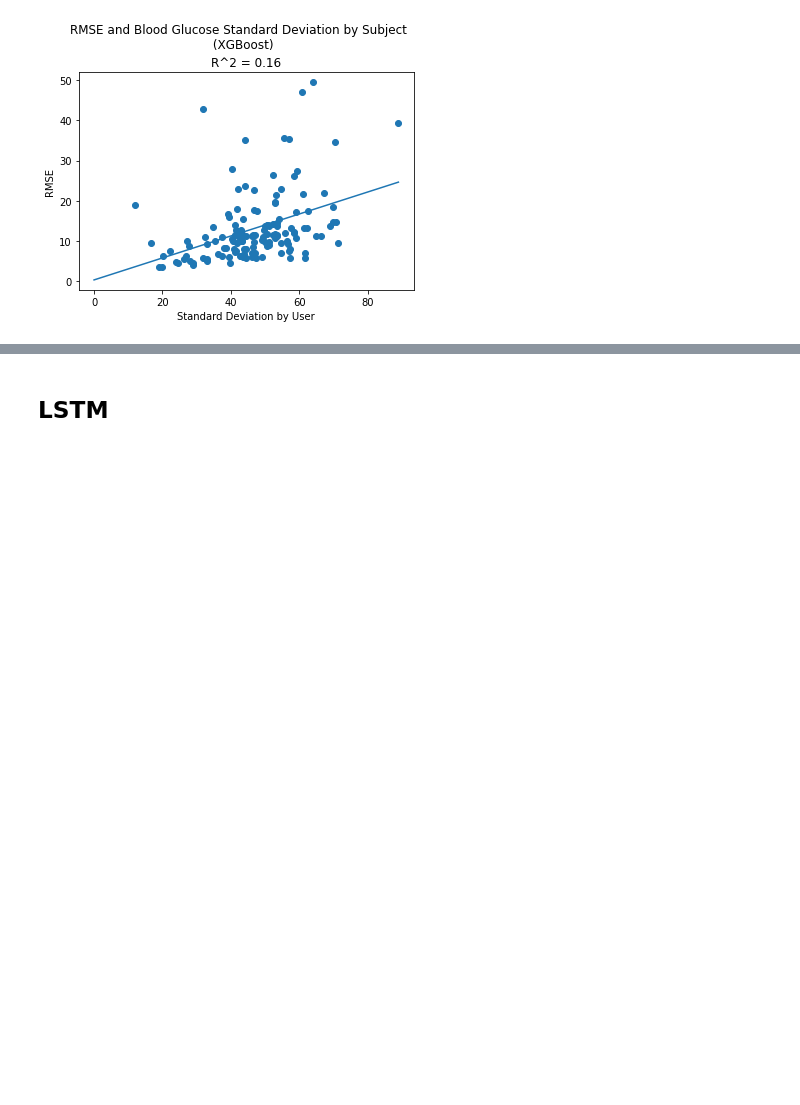
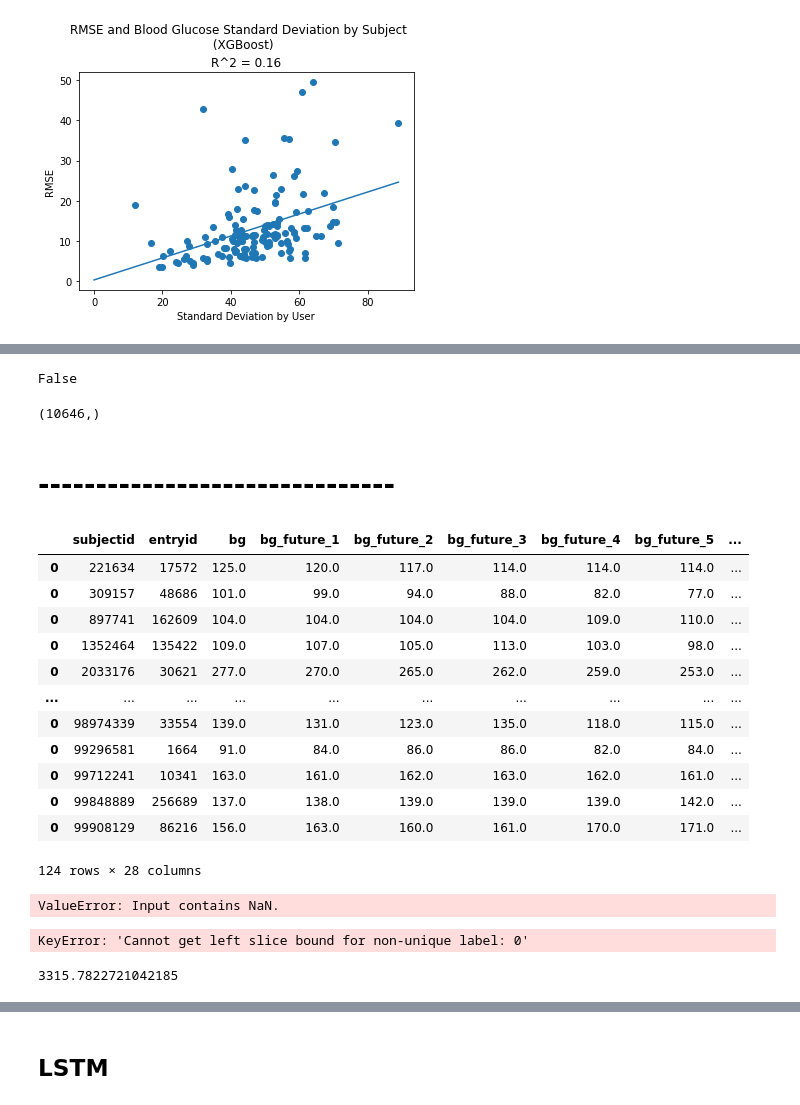
Before and after one commit to Spencer-Weston/BGPredict, a Jupyter notebook: bgpredict/Notebooks/MetricCalculation.ipynb, the cells around one changed output, grey strips where cells are left out. Saved outputs shown, nothing was run; the diff lists cells and outputs as text; code cells hidden in the pictures; blank space fills up the shorter version.

Commit message:
RMSE for XGBoost into the future

```diff
--- a/bgpredict/Notebooks/MetricCalculation.ipynb
+++ b/bgpredict/Notebooks/MetricCalculation.ipynb
@@ -548,4 +412,0 @@ Index(['subjectid', 'entryid', 'train_set', 'test_set', 'validation_set',
-# %%
-drop_cols = ['subjectid', 'entryid', 'train_set', 'validation_set', 'test_set', 'bg', 'timestamp_clean']
-test = group.reset_index()
-test = test.drop(drop_cols, axis=1)
@@ -655,0 +829,48 @@ array([172.30586], dtype=float32)
+# %%
+train_X = pd.concat([mutable_df, lag_df, constant_df], axis=1)
+train_X = train_X.dropna()
+train_X = train_X.reindex(columns = col_info['order'])
+(train_X.isna().sum() > 1).any()
+# %% [output]
+False
+# %%
+preds = bst.predict(train_X)
+
+if np.isnan(init_preds).any():
+    raise Exception()
+
+print(preds.shape)
+# %% [output]
+(10646,)
+# %% [markdown]
+# -------------------------------
+# %%
+test.loc[0, :]
+# %% [output]
+|  | subjectid | entryid | bg | bg_future_1 | bg_future_2 | bg_future_3 | bg_future_4 | bg_future_5 | ... |
+| 0 | 221634 | 17572 | 125.0 | 120.0 | 117.0 | 114.0 | 114.0 | 114.0 | ... |
+| 0 | 309157 | 48686 | 101.0 | 99.0 | 94.0 | 88.0 | 82.0 | 77.0 | ... |
+| 0 | 897741 | 162609 | 104.0 | 104.0 | 104.0 | 104.0 | 109.0 | 110.0 | ... |
+| 0 | 1352464 | 135422 | 109.0 | 107.0 | 105.0 | 113.0 | 103.0 | 98.0 | ... |
+| 0 | 2033176 | 30621 | 277.0 | 270.0 | 265.0 | 262.0 | 259.0 | 253.0 | ... |
+| ... | ... | ... | ... | ... | ... | ... | ... | ... | ... |
+| 0 | 98974339 | 33554 | 139.0 | 131.0 | 123.0 | 135.0 | 118.0 | 115.0 | ... |
+| 0 | 99296581 | 1664 | 91.0 | 84.0 | 86.0 | 86.0 | 82.0 | 84.0 | ... |
+| 0 | 99712241 | 10341 | 163.0 | 161.0 | 162.0 | 163.0 | 162.0 | 161.0 | ... |
+| 0 | 99848889 | 256689 | 137.0 | 138.0 | 139.0 | 139.0 | 139.0 | 142.0 | ... |
+| 0 | 99908129 | 86216 | 156.0 | 163.0 | 160.0 | 161.0 | 170.0 | 171.0 | ... |
+124 rows × 28 columns
+# %%
+r = pd.concat(results)
+test = r
+for i in range(0,13):
+    if i == 0:
+        pred = test[f"bg_pred_0"]
+        true = test
+    else:
+        pred = test[f'bg_pred_{i}']
+        pred = pred.dropna()
+        true = test.iloc[0:len(pred), :][f'bg_future_{i}']
+        print(mean_squared_error(true, pred))
+# %% [output]
+ValueError: Input contains NaN.
@@ -655,0 +917,12 @@ array([172.30586], dtype=float32)
+# %%
+for i in range(0,13):
+    if i == 0:
+        pred = test[f"bg_pred_0"]
+        true = test
+    else:
+        pred = test[f'bg_pred_{i}']
+        pred = pred.dropna()
+        true = test.loc[0:len(pred)-1, f'bg_future_{i}']
+        print(mean_squared_error(true, pred))
+# %% [output]
+KeyError: 'Cannot get left slice bound for non-unique label: 0'
@@ -655,0 +938,4 @@ array([172.30586], dtype=float32)
+# %%
+mean_squared_error(true, pred)
+# %% [output]
+3315.7822721042185
```
Also changed, not shown: parts of 44 cells of this notebook.
